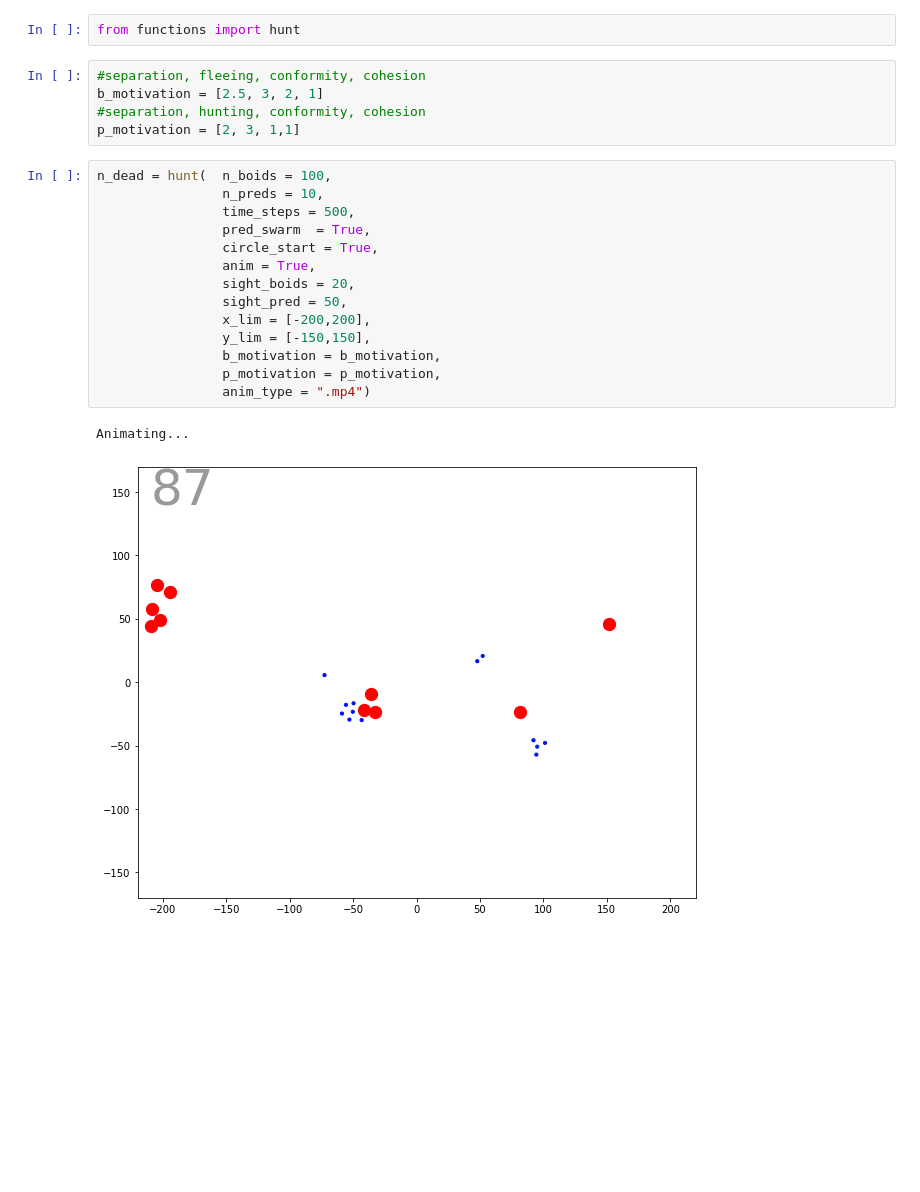
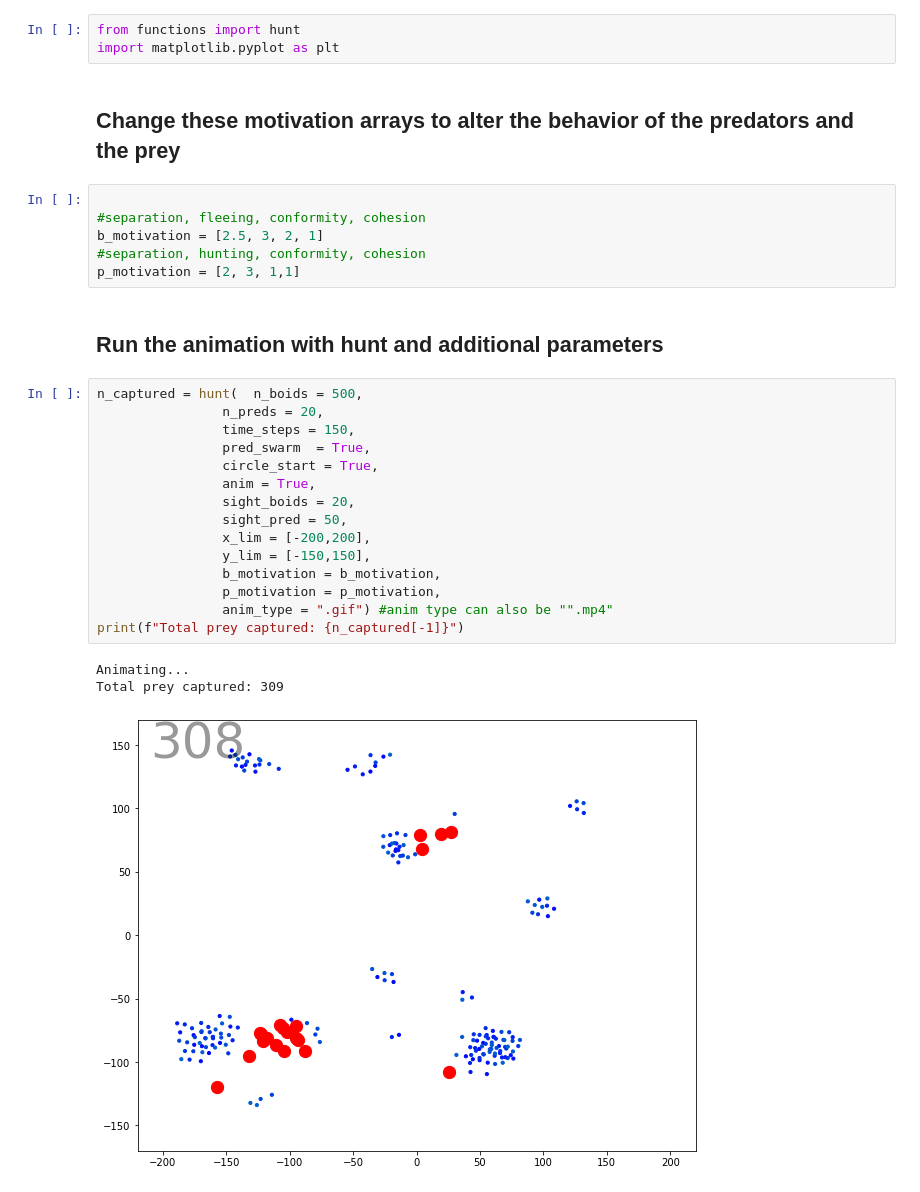
Before and after one commit to DanielMortenson/PredatorySwarm, a Jupyter notebook: RunSimulation.ipynb, the cells around one changed output. Drawn from its saved outputs; the diff is of its cells as text; blank space fills up the shorter version.

Commit message:
Adding prey plot

```diff
--- a/RunSimulation.ipynb
+++ b/RunSimulation.ipynb
@@ -1,24 +1,32 @@
 # %%
 from functions import hunt
+import matplotlib.pyplot as plt
+# %% [markdown]
+## Change these motivation arrays to alter the behavior of the predators and the prey
 # %%
+
 #separation, fleeing, conformity, cohesion
 b_motivation = [2.5, 3, 2, 1]
 #separation, hunting, conformity, cohesion
 p_motivation = [2, 3, 1,1]
+# %% [markdown]
+## Run the animation with hunt and additional parameters
 # %%
-n_dead = hunt(  n_boids = 100,
-                n_preds = 10,
-                time_steps = 500,
+n_captured = hunt(  n_boids = 500,
+                n_preds = 20,
+                time_steps = 150,
                 pred_swarm  = True,
                 circle_start = True,
                 anim = True,
                 sight_boids = 20,
                 sight_pred = 50,
                 x_lim = [-200,200],
                 y_lim = [-150,150],
                 b_motivation = b_motivation,
                 p_motivation = p_motivation,
-                anim_type = ".mp4")
+                anim_type = ".gif") #anim type can also be "".mp4"
+print(f"Total prey captured: {n_captured[-1]}")
 # %% [output]
 Animating...
+Total prey captured: 309
-[figure, old version]
+[figure, new version]
```
Also changed, not shown: parts of 2 cells of this notebook, 1 other file.
